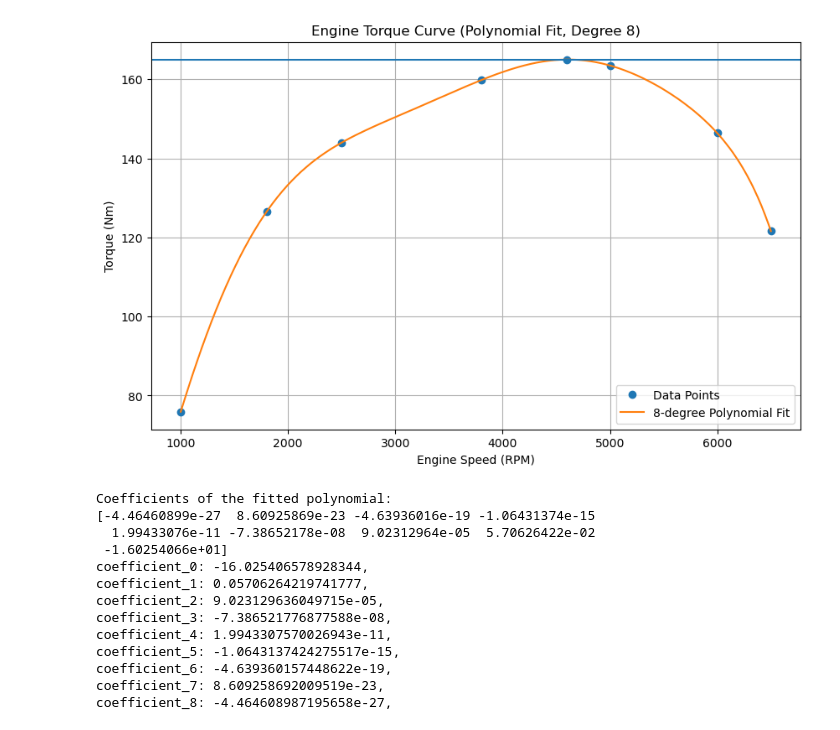
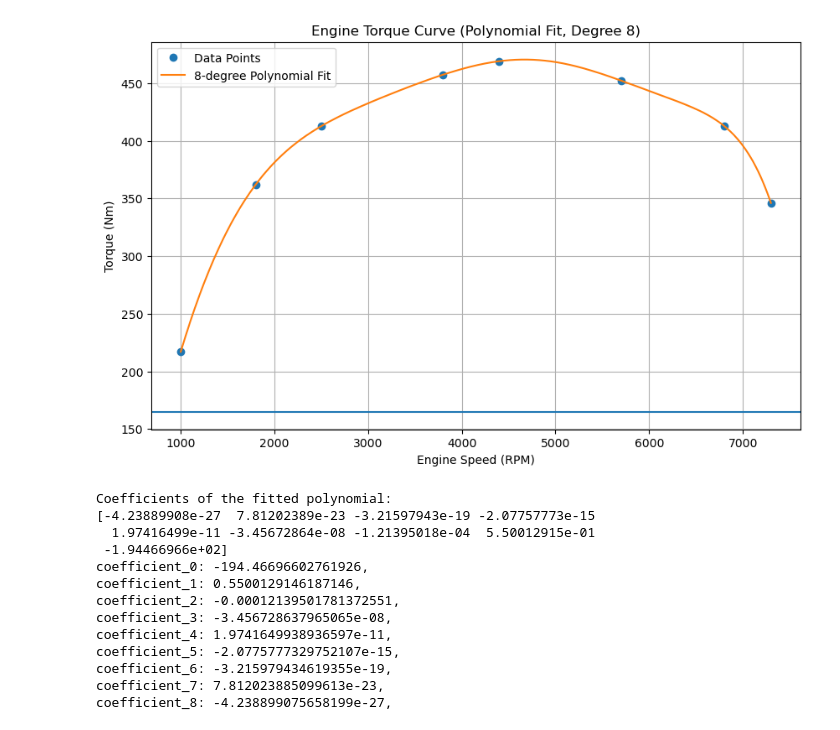
Before and after one commit to vougioukakis/car-acceleration-app, a Jupyter notebook: torque_curve_generator.ipynb, the cells around one changed output. Cells and saved outputs as stored; diff of their text form; code cells hidden in the pictures.

Commit message:
fix nismo400r torque curve

```diff
--- a/torque_curve_generator.ipynb
+++ b/torque_curve_generator.ipynb
@@ -8,14 +8,14 @@ import matplotlib.pyplot as plt
 
 # Given data points
 points = np.array([
-    [1000, 75.9],
-    [1800, 126.5],
-    [2500, 144],
-    [3800, 159.8],
-    [4600, 165],
-    [5000, 163.5],
-    [6000, 146.4],
-    [6500, 121.6],
+    [1000, 217],
+    [1800, 362],
+    [2500, 412.7],
+    [3800, 457.3],
+    [4400, 469],
+    [5700, 452.2],
+    [6800, 412.9],
+    [7300, 346.1],
 ])
 maxTq = 165
 rpm = points[:, 0]
@@ -24,44 +24,44 @@ torque = points[:, 1]
 # Fit a 7th-degree polynomial to the data
 degree = 8
 coefficients = np.polyfit(rpm, torque, degree)
 
 # Create the polynomial function using the coefficients
 polynomial = np.poly1d(coefficients)
 
 # Generate smooth RPM values for plotting the polynomial
 rpm_smooth = np.linspace(rpm.min(), rpm.max(), 500)
 torque_smooth = polynomial(rpm_smooth)
 
 # Plot the data and the fitted polynomial curve
 plt.figure(figsize=(10, 6))
 plt.plot(rpm, torque, 'o', label="Data Points")
 plt.plot(rpm_smooth, torque_smooth, '-', label=f"{degree}-degree Polynomial Fit")
 plt.axhline(maxTq)  # Assuming the maximum torque is the maximum value in the dataset
 plt.xlabel("Engine Speed (RPM)")
 plt.ylabel("Torque (Nm)")
 plt.title(f"Engine Torque Curve (Polynomial Fit, Degree {degree})")
 plt.legend()
 plt.grid(True)
 plt.show()
 
 # Print the polynomial coefficients
 print("Coefficients of the fitted polynomial:")
 print(coefficients)
 
 for i in range(len(coefficients)):
     print(f"coefficient_{i}: {coefficients[len(coefficients)-i-1]},")
 # %% [output]
-[figure, old version]
+[figure, new version]
 Coefficients of the fitted polynomial:
-[-4.46460899e-27  8.60925869e-23 -4.63936016e-19 -1.06431374e-15
-  1.99433076e-11 -7.38652178e-08  9.02312964e-05  5.70626422e-02
- -1.60254066e+01]
-coefficient_0: -16.025406578928344,
-coefficient_1: 0.05706264219741777,
-coefficient_2: 9.023129636049715e-05,
-coefficient_3: -7.386521776877588e-08,
-coefficient_4: 1.9943307570026943e-11,
-coefficient_5: -1.0643137424275517e-15,
-coefficient_6: -4.639360157448622e-19,
-coefficient_7: 8.609258692009519e-23,
-coefficient_8: -4.464608987195658e-27,
+[-4.23889908e-27  7.81202389e-23 -3.21597943e-19 -2.07757773e-15
+  1.97416499e-11 -3.45672864e-08 -1.21395018e-04  5.50012915e-01
+ -1.94466966e+02]
+coefficient_0: -194.46696602761926,
+coefficient_1: 0.5500129146187146,
+coefficient_2: -0.00012139501781372551,
+coefficient_3: -3.456728637965065e-08,
+coefficient_4: 1.9741649938936597e-11,
+coefficient_5: -2.0775777329752107e-15,
+coefficient_6: -3.215979434619355e-19,
+coefficient_7: 7.812023885099613e-23,
+coefficient_8: -4.238899075658199e-27,
```
Also changed, not shown: 1 other file.
